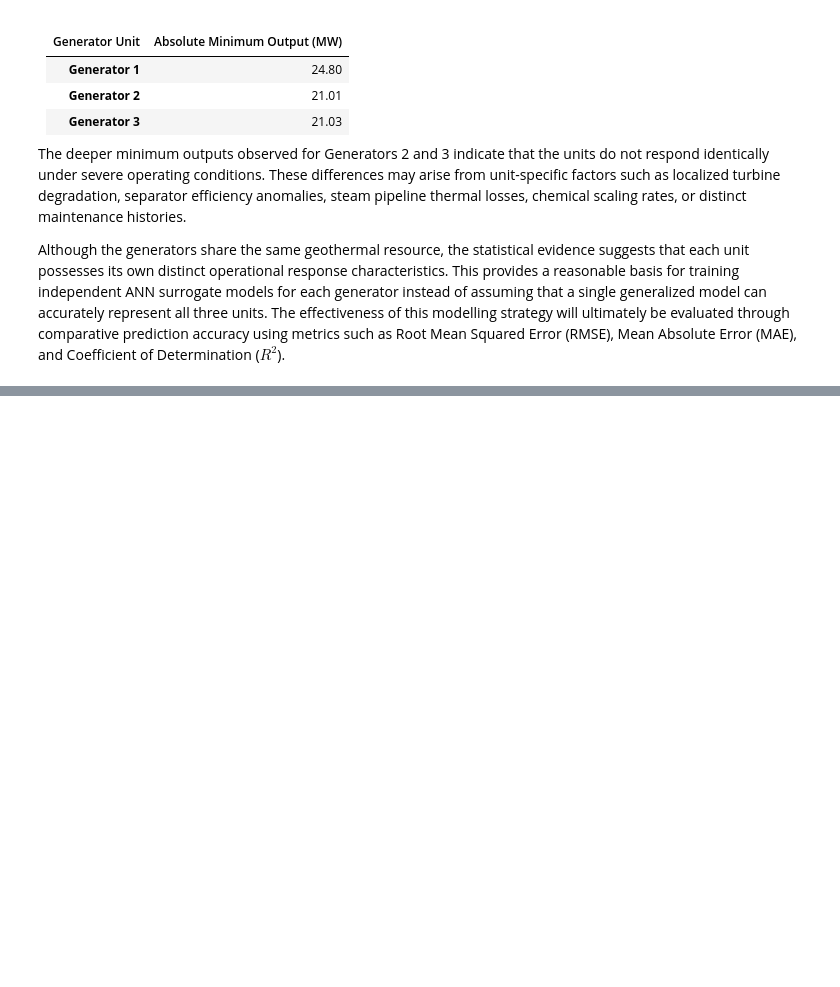
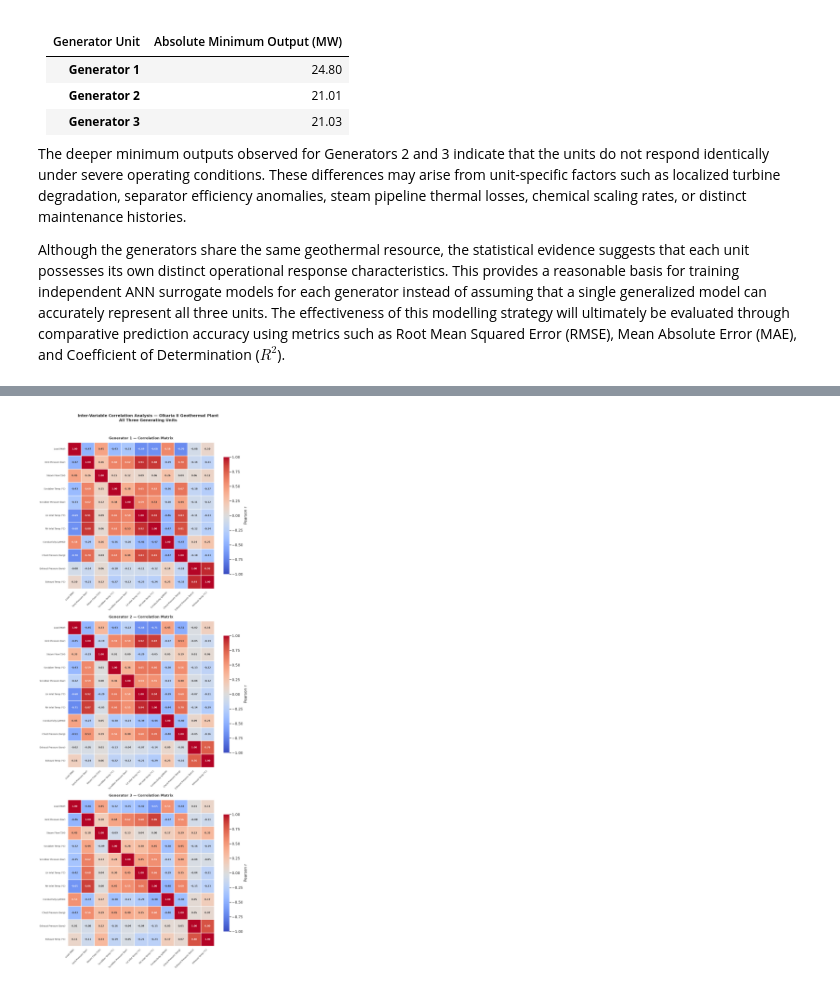
Before and after one commit to Darlene-13/double-flash-geothermal, a Jupyter notebook: notebooks/00_explanatory_data_analysis.ipynb, the cells around one changed output, grey strips where cells are left out. Cells and saved outputs as stored; diff of their text form; code cells hidden in the pictures; blank space fills up the shorter version.

Commit message:
added correlation matrix

```diff
--- a/notebooks/00_explanatory_data_analysis.ipynb
+++ b/notebooks/00_explanatory_data_analysis.ipynb
@@ -545,0 +614,59 @@ Although the generators share the same geothermal resource, the statistical evid
+# %%
+fig, axes = plt.subplots(3, 1, figsize=(14, 36))
+
+for ax, (df, name) in zip(axes, [
+    (gen1_clean, 'Generator 1'),
+    (gen2_clean, 'Generator 2'),
+    (gen3_clean, 'Generator 3')
+]):
+    corr = df.drop(columns=['date']).corr()
+
+    sns.heatmap(
+        corr,
+        ax=ax,
+        annot=True,
+        fmt='.2f',
+        cmap='coolwarm',
+        center=0,
+        square=True,
+        linewidths=0.8,
+        linecolor='white',
+        annot_kws={'size': 11, 'weight': 'bold'},
+        vmin=-1,
+        vmax=1,
+        cbar_kws={'shrink': 0.8, 'label': 'Pearson r'}
+    )
+
+    ax.set_title(
+        f'{name} — Correlation Matrix',
+        fontsize=16,
+        fontweight='bold',
+        pad=15
+    )
+
+    # Clean readable tick labels
+    ax.tick_params(axis='x', rotation=45, labelsize=11)
+    ax.tick_params(axis='y', rotation=0, labelsize=11)
+
+    # Clean up the label names for display
+    clean_labels = [
+        'Load (MW)', 'Vent Pressure (bar)', 'Steam Flow (T/H)',
+        'Scrubber Temp (°C)', 'Scrubber Pressure (bar)',
+        'LH Inlet Temp (°C)', 'RH Inlet Temp (°C)',
+        'Conductivity (μMHO)', 'Chest Pressure (barg)',
+        'Exhaust Pressure (bara)', 'Exhaust Temp (°C)'
+    ]
+    ax.set_xticklabels(clean_labels, rotation=45, ha='right', fontsize=10)
+    ax.set_yticklabels(clean_labels, rotation=0, fontsize=10)
+
+plt.suptitle(
+    'Inter-Variable Correlation Analysis — Olkaria II Geothermal Plant\nAll Three Generating Units',
+    fontsize=18,
+    fontweight='bold',
+    y=1.01
+)
+
+plt.tight_layout()
+plt.show()
+# %% [output]
+[figure, added]
```
Also changed, not shown: parts of 5 cells of this notebook.
